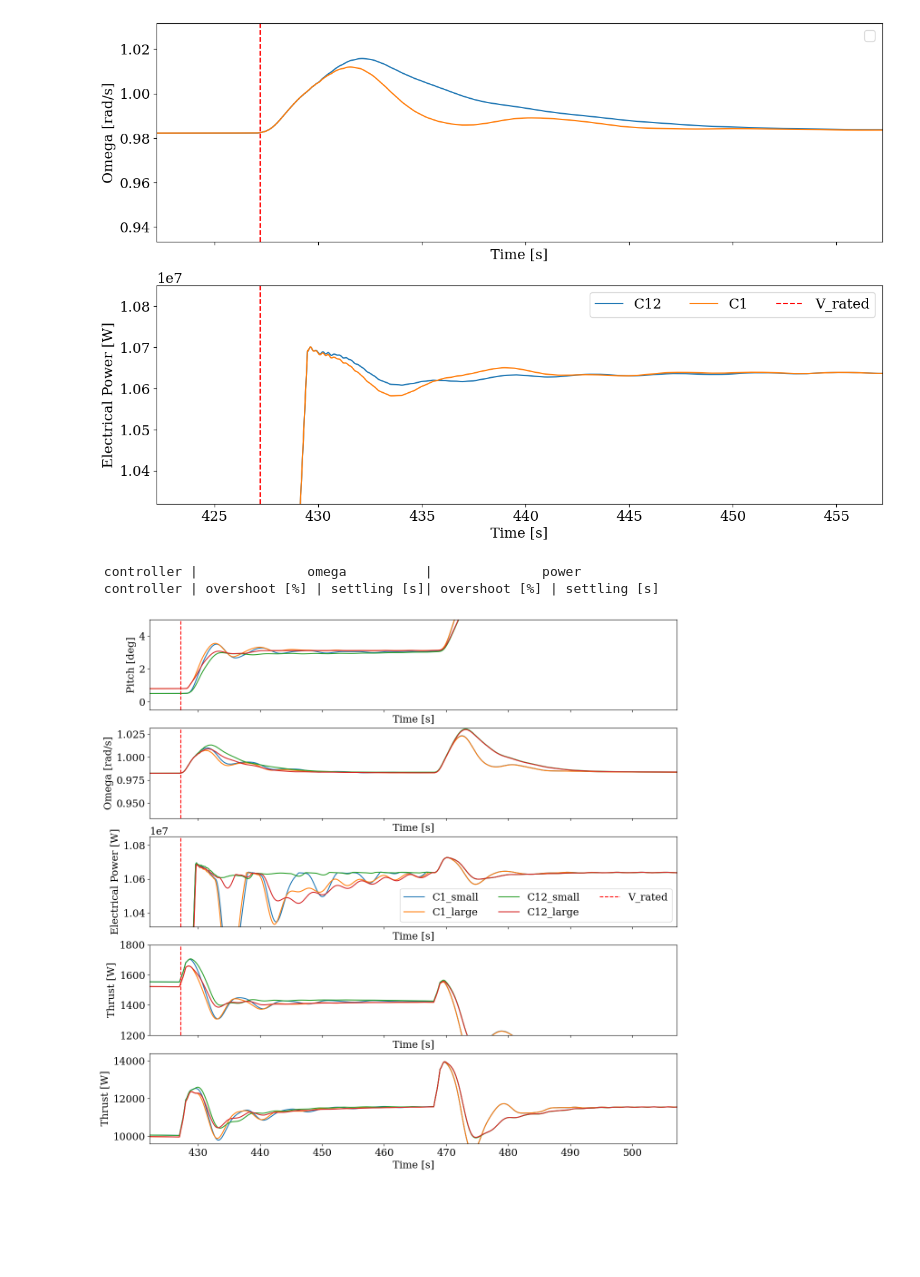
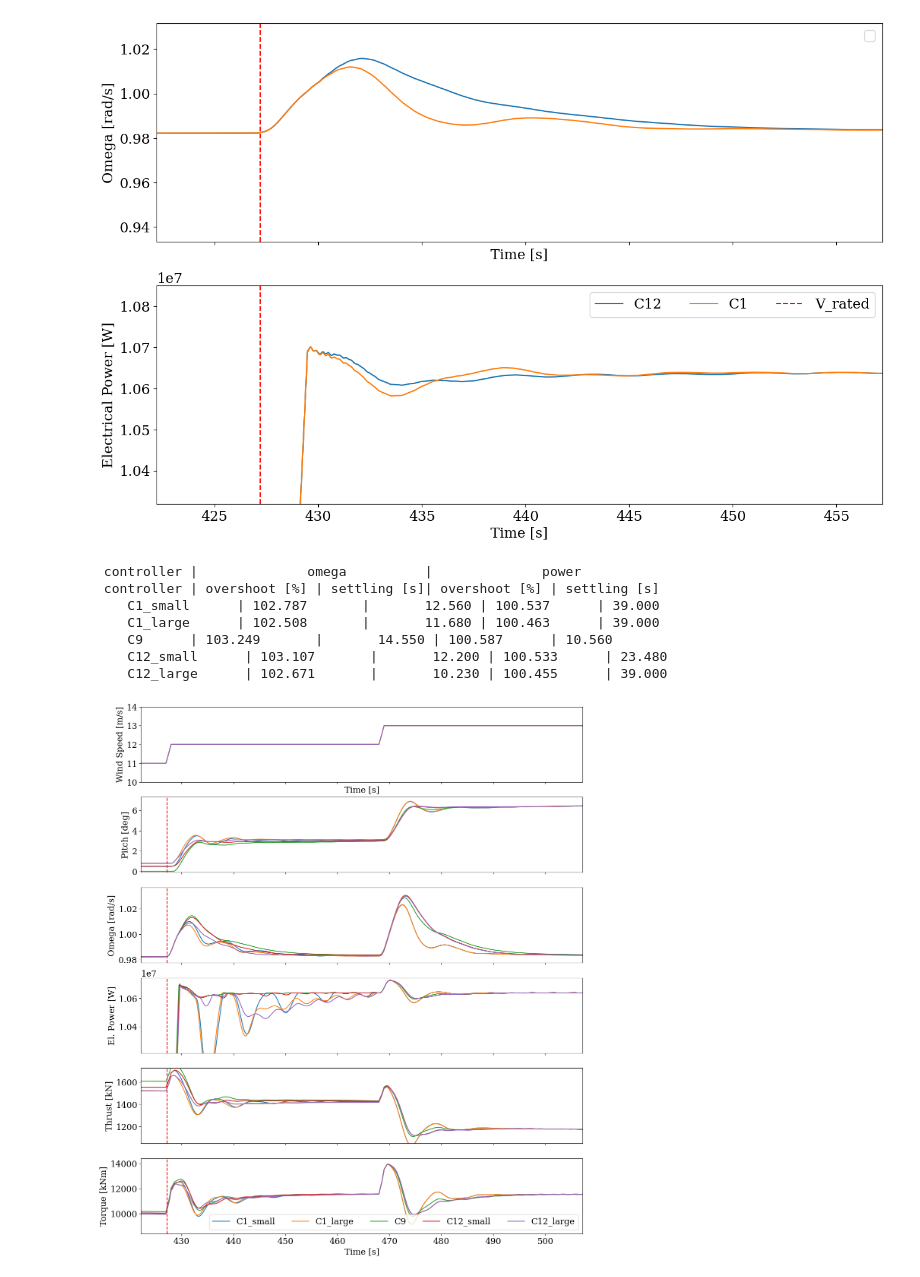
Before and after one commit to nicolaquaia/LAC_final, a Jupyter notebook: assignment_05/03_control.ipynb, the cells around one changed output. Drawn from its saved outputs; the diff is of its cells as text; code cells hidden in the pictures; blank space fills up the shorter version.

Commit message:
controller done

```diff
--- a/assignment_05/03_control.ipynb
+++ b/assignment_05/03_control.ipynb
@@ -341,8 +252,0 @@ plt.show()
-# %%
-print(f'file name  |  Kp       |  Ki ')
-
-for i in range(0,6):
-    path = f'remodel/res_hawc2s/remodel_hawc2s_ctrl_C{i+1}_ctrl_tuning.txt'
-    data,  fit= load_ctrl_tuning(path)
-
-    print(f'    C{i+1:2.0f}    | {data["Kp_pitch"]:8.6f} | {data["Ki_pitch"]*10:8.6f}')
@@ -370,10 +266,3 @@ print('rated_rot_speed', omega_rad)
 # %% [output]
 min_rot_speed 0.6283185307179586
 rated_rot_speed 0.982543516758902
-# %%
-fname = f'remodel/res/remodel_hawc2_step_C1.hdf5'
-h2res = ReadHAWC2(fname)
-
-names, units, desc = h2res.chaninfo
-print('There are', len(names), 'channels in this output file.')
-print(names)
@@ -401,9 +311,7 @@ xmin = 0
 xmax = 1001
 horizontal_line_wsp = V_RATED_Y
 
-#controller_list = ['C1', 'C2', 'C3', 'C4', 'C5', 'C6']
-#controller_list = ['C1', 'C7', 'C8', 'C9']
-controller_list = ['C1', 'C9', 'C10', 'C11', 'C12', 'C13']
+controller_list = ['C1', 'C9', 'C12']
 
 zoom = True
 
@@ -668,7 +573,7 @@ plt.show()
 # %%
 # add other stuff
 
-controller_list = ['C1_small', 'C1_large', 'C12_small', 'C12_large']
+controller_list = ['C1_small', 'C1_large', 'C9', 'C12_small', 'C12_large']
 
 
 xmin = time_Vrated - 5
@@ -698,7 +603,7 @@ def compute_overshoot_settling1(array, idx_start, mean, tolerance=0.01):
     return overshoot, settling_idx
 
 
-fig, (ax_pitch, ax_omega, ax_power, ax_thrust, ax_torque) = plt.subplots(5, 1, figsize=(15, 15), sharex=True)
+fig, (ax_wsp, ax_pitch, ax_omega, ax_power, ax_thrust, ax_torque) = plt.subplots(6, 1, figsize=(15, 18), sharex=True)
 
 
 print(' controller |              omega          |              power')
@@ -722,6 +627,10 @@ for k in range(len(controller_list)):
     idx_thrust = np.where(['Ae rot. thrust' in name for name in names])[0]
     idx_torque = np.where(['Ae rot. torque' in name for name in names])[0]
 
+    # Plot WSP
+    ax_wsp.plot(h2res.t, h2res.data[:, idx_WSP], label=f'WSP ({controller_list[k]})')
+
+
     # Plot Pitch
     ax_pitch.plot(h2res.t, h2res.data[:, idx_pitch[0]])
 
@@ -733,7 +642,7 @@ for k in range(len(controller_list)):
     time_last = time+20
 
     # Plot Power
-    ax_power.plot(h2res.t, h2res.data[:, idx_power], label=f'{controller_list[k]}')
+    ax_power.plot(h2res.t, h2res.data[:, idx_power])
 
     tolerance = 0.001
     overshoot_power, settling_idx_power = compute_overshoot_settling1(h2res.data[:, idx_power], idx_rated +100 ,POWER_MAX, tolerance=tolerance)
@@ -746,54 +655,69 @@ for k in range(len(controller_list)):
     ax_thrust.plot(h2res.t, h2res.data[:, idx_thrust])
 
 
-    # plot thrust
-    ax_torque.plot(h2res.t, h2res.data[:, idx_torque])
+    # plot torque
+    ax_torque.plot(h2res.t, h2res.data[:, idx_torque], label=f'{controller_list[k]}')
+
+
+
+    # overshoot and settling
+    print(f'    {controller_list[k]}      | {overshoot_omega:5.3f}       |       {h2res.t[settling_idx_omega]-time_Vrated:5.3f} | {overshoot_power:5.3f}      | {h2res.t[settling_idx_power]-time_Vrated:5.3f}')
+
 
 
 ax_pitch.axvline(x=vertical_line_time, color='red', linestyle='--')
 ax_omega.axvline(x=vertical_line_time, color='red', linestyle='--')
-ax_power.axvline(x=vertical_line_time, color='red', linestyle='--', label='V_rated')
+ax_power.axvline(x=vertical_line_time, color='red', linestyle='--')
 ax_thrust.axvline(x=vertical_line_time, color='red', linestyle='--')
+ax_torque.axvline(x=vertical_line_time, color='red', linestyle='--')
+
+# wind plot
+ax_wsp.set_xlabel('Time [s]')
+ax_wsp.set_ylabel('Wind Speed [m/s]')
+ax_wsp.set(xlim=[xmin, xmax])
+ax_wsp.set(ylim=[10,14])
 
 # pitch plot
-ax_pitch.set_xlabel('Time [s]')
 ax_pitch.set_ylabel('Pitch [deg]')
-ax_pitch.set(ylim=[-0.5, 5])
+ax_pitch.set(ylim=[-0.1, 7.3])
 ax_pitch.set(xlim=[xmin, xmax])
 
 
 # omega plot
-ax_omega.set_xlabel('Time [s]')
 ax_omega.set_ylabel('Omega [rad/s]')
-ax_omega.set(ylim=[OMEGA_MAX*np.pi/30*0.95, OMEGA_MAX*np.pi/30*1.05])
+ax_omega.set(ylim=[OMEGA_MAX*np.pi/30*0.995, OMEGA_MAX*np.pi/30*1.055])
 ax_omega.set(xlim=[xmin, xmax])
 #ax_omega.legend(ncol=3)
 
 # power plot
-ax_power.set_xlabel('Time [s]')
-ax_power.set_ylabel('Electrical Power [W]')
-ax_power.set(ylim=[POWER_MAX*0.97, POWER_MAX*1.02])
+ax_power.set_ylabel('El. Power [W]')
+ax_power.set(ylim=[POWER_MAX*0.96, POWER_MAX*1.01])
 ax_power.set(xlim=[xmin, xmax])
-ax_power.legend(ncol=3)
 
 # thrust plot
-ax_thrust.set_xlabel('Time [s]')
-ax_thrust.set_ylabel('Thrust [W]')
-ax_thrust.set(ylim=[1500*0.8, 1500*1.2])
+ax_thrust.set_ylabel('Thrust [kN]')
+ax_thrust.set(ylim=[1500*0.7, 1500*1.15])
 ax_thrust.set(xlim=[xmin, xmax])
 #ax_thrust.set(xlim=[0, 1001])
 #ax_thrust.legend(ncol=3)
 
-# thrust plot
+# torque plot
 ax_torque.set_xlabel('Time [s]')
-ax_torque.set_ylabel('Thrust [W]')
-ax_torque.set(ylim=[12000*0.8, 12000*1.2])
+ax_torque.set_ylabel('Torque [kNm]')
+ax_torque.set(ylim=[12000*0.7, 12000*1.2])
 ax_torque.set(xlim=[xmin, xmax+50])
+ax_torque.legend(ncol=5)
 #ax_torque.set(xlim=[0, 1001])
 #ax_torque.legend(ncol=3)
 
+plt.savefig('plots/ctr_performance_zoom.pdf', format='pdf',bbox_inches='tight')
 plt.show()
 # %% [output]
  controller |              omega          |              power
  controller | overshoot [%] | settling [s]| overshoot [%] | settling [s]
+    C1_small      | 102.787       |       12.560 | 100.537      | 39.000
+    C1_large      | 102.508       |       11.680 | 100.463      | 39.000
+    C9      | 103.249       |       14.550 | 100.587      | 10.560
+    C12_small      | 103.107       |       12.200 | 100.533      | 23.480
+    C12_large      | 102.671       |       10.230 | 100.455      | 39.000
-[figure, old version]
+[figure, new version]
```
Also changed, not shown: parts of 17 cells of this notebook, 20 other files.
